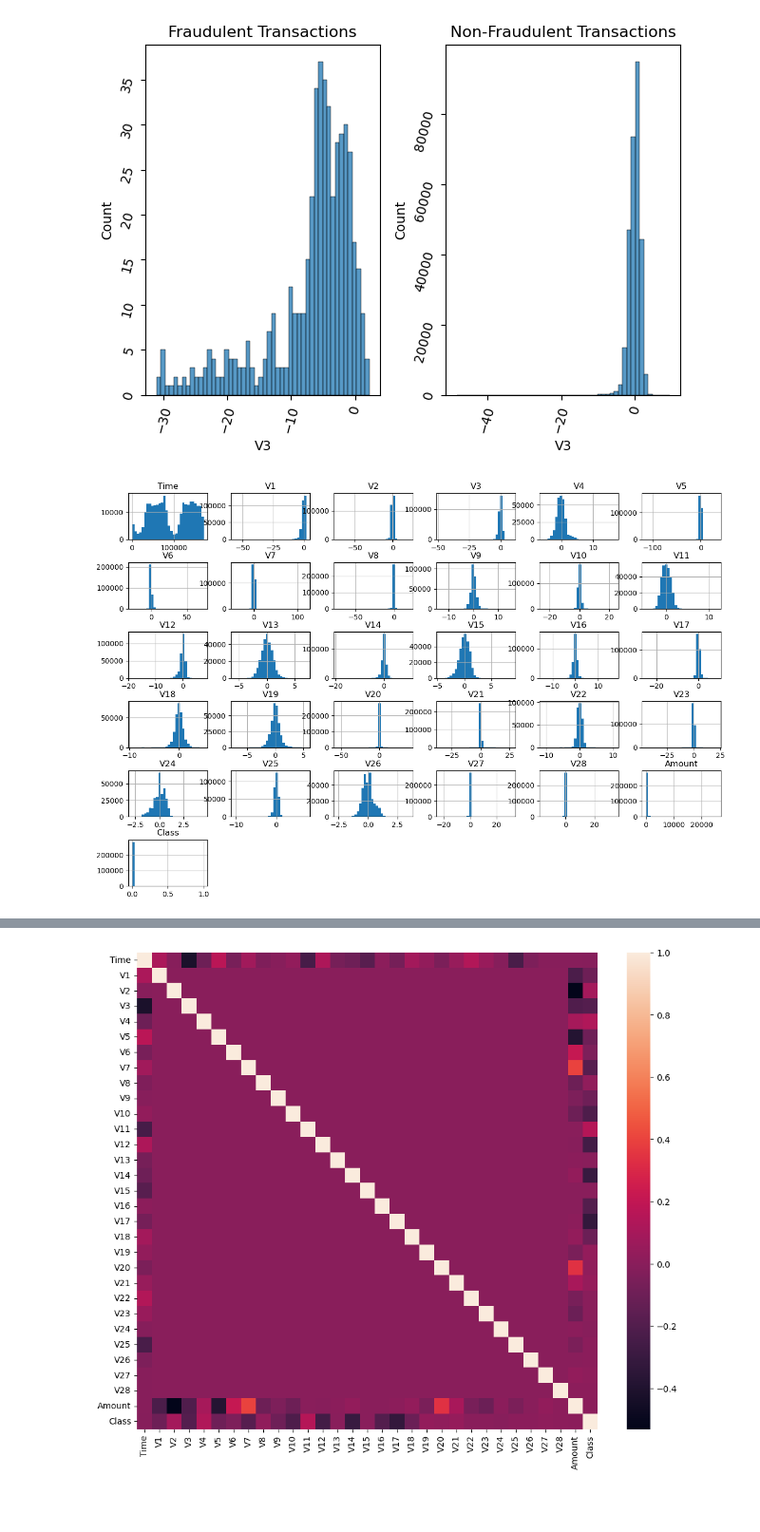
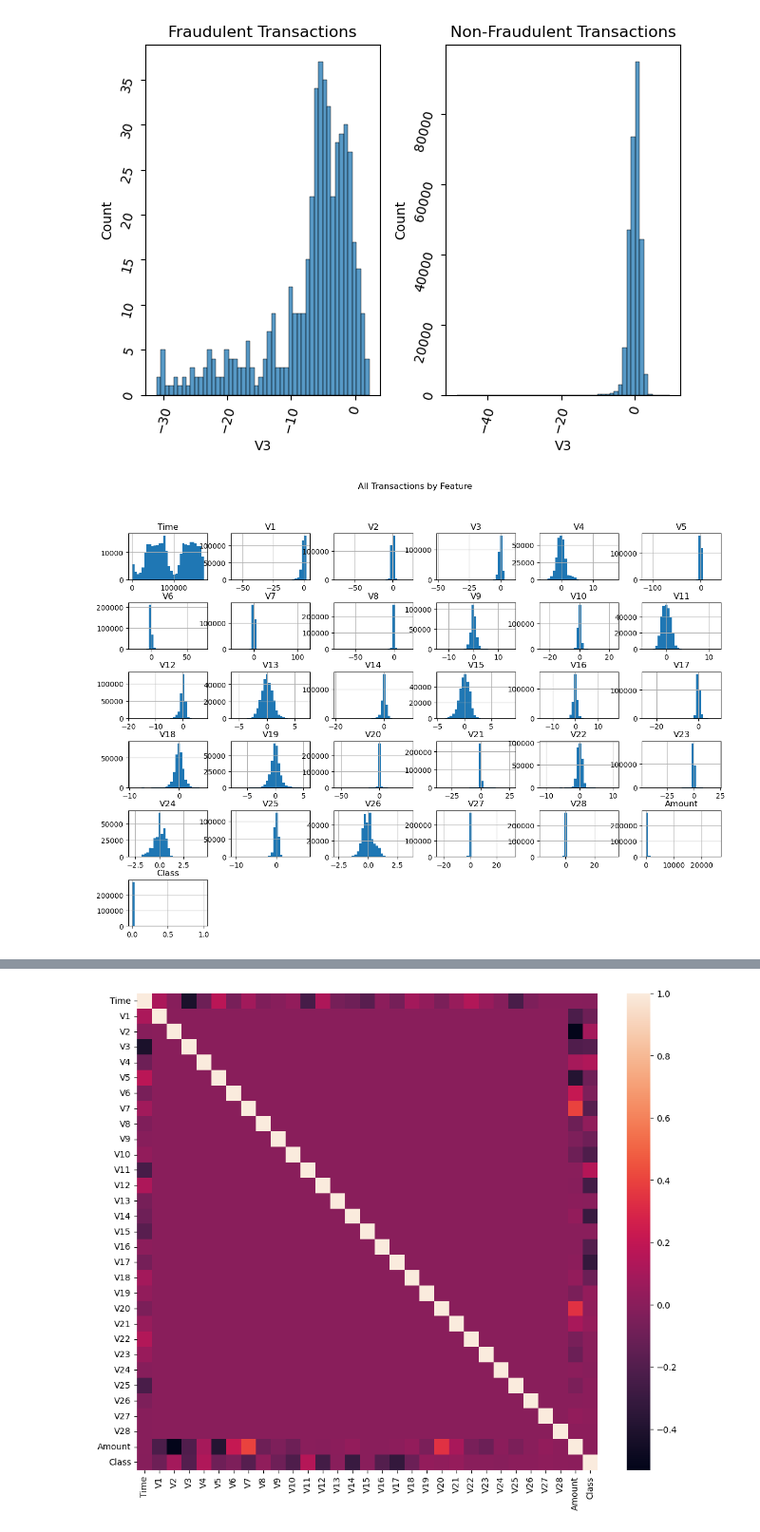
Before and after one commit to cb99/FraudDetection, a Jupyter notebook: CreditCardFraudDetection.ipynb, the cells around one changed output, grey strips where cells are left out. Shown: that part at 95% size. Saved outputs shown, nothing was run; the diff lists cells and outputs as text; code cells hidden in the pictures; blank space fills up the shorter version.

```diff
--- a/CreditCardFraudDetection.ipynb
+++ b/CreditCardFraudDetection.ipynb
@@ -149,9 +182,10 @@ plt.show();
 # %%
 ## Distributions of All Transactions
 creditcard_df.hist(bins=30, figsize=(15,10))
-plt.subplots_adjust(hspace=0.5);
+plt.subplots_adjust(hspace=0.5)
+plt.suptitle('All Transactions by Feature');
 # %% [output]
-[figure, old version]
+[figure, new version]
 # %%
 ## Distributions of fraudulent Transactions
 creditcard_df[creditcard_df.Class == 1].hist(bins=30, figsize=(15,10))
```
Also changed, not shown: parts of 66 cells of this notebook.
